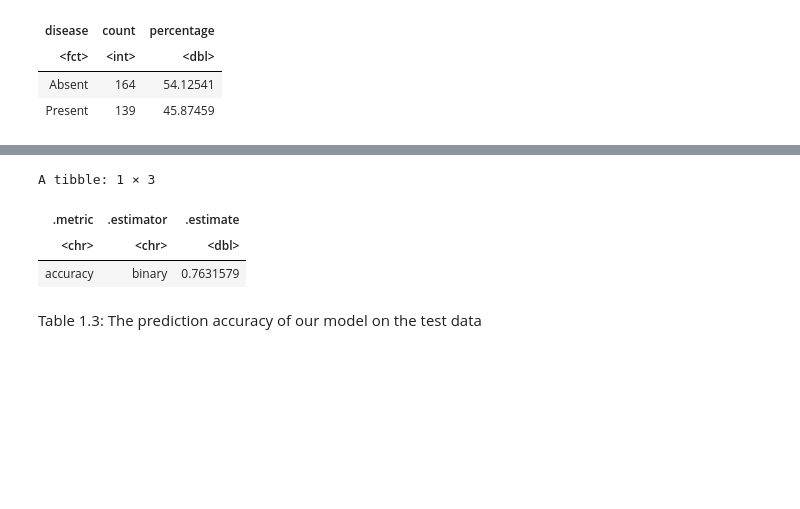
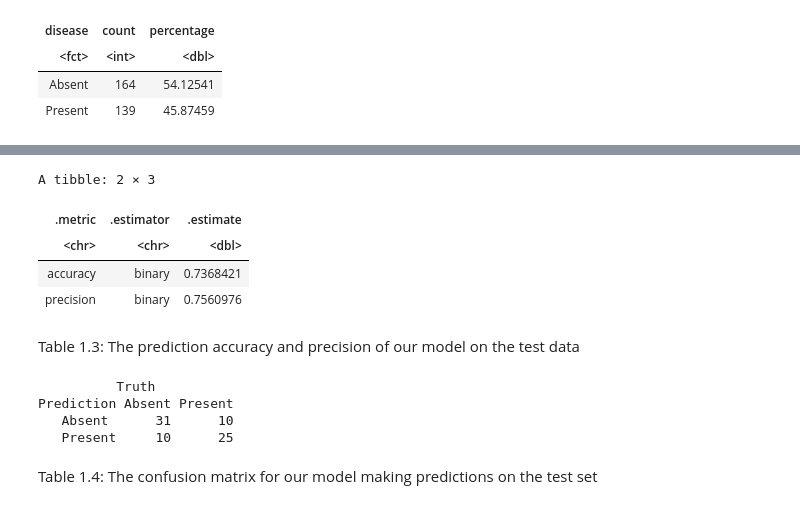
Before and after one commit to Isabella72/Group_project, a Jupyter notebook: Project Report.ipynb, the cells around one changed output, grey strips where cells are left out. Saved outputs shown, nothing was run; the diff lists cells and outputs as text; code cells hidden in the pictures; blank space fills up the shorter version.

```diff
--- a/Project Report.ipynb
+++ b/Project Report.ipynb
@@ -85,51 +85,72 @@ heart_plot
 # %%
-set.seed(4422)
+set.seed(2323)
 # create the 25/75 split of the data into training and testing
 heart_split <- initial_split(heart_data, prop = 0.75, strata = disease)
 heart_train <- training(heart_split)
 heart_test <- testing(heart_split)
 
+# preprocess the data
+heart_recipe <- recipe(disease ~., data = heart_train) |>
+        step_scale(all_predictors()) |>
+        step_center(all_predictors())
+
 # tuning the classifier
 heart_vfold <- vfold_cv(heart_train, v = 10, strata = disease)
-heart_recipe <- recipe(disease ~., data = heart_data) |>
-        step_scale(all_predictors()) |>
-        step_center(all_predictors())
+
 knn_spec <- nearest_neighbor(weight_func = "rectangular", neighbors = tune()) |>
         set_engine("kknn") |>
         set_mode("classification")
-k_vals <- tibble(neighbors = seq(from = 1, to = 100, by = 5))
+k_vals <- tibble(neighbors = seq(from = 1, to = 50, by = 1))
 vfold_metrics <- workflow() |>
                   add_recipe(heart_recipe) |>
                   add_model(knn_spec) |>
                   tune_grid(resamples = heart_vfold, grid = k_vals) |>
                   collect_metrics() |>
                   filter(.metric == "accuracy") |>
                   arrange(desc(mean))
 k <- vfold_metrics |>
     slice_max(n = 1, order_by = mean) |>
     select(neighbors) |>
     pull()
 
-# evaluating performance of our model using test data
+# predict the labels in our test set
 best_spec <- nearest_neighbor(weight_func = "rectangular", neighbors = k) |>
         set_engine("kknn") |>
         set_mode("classification")
 best_fit <- workflow() |>
         add_recipe(heart_recipe) |>
         add_model(best_spec) |>
         fit(data = heart_train)
 disease_predictions <- predict(best_fit, heart_test) |>
         bind_cols(heart_test)
+
+# evaluate performance
 heart_metrics <- disease_predictions |>
   metrics(truth = disease, estimate = .pred_class) |>
-  filter(.metric == "accuracy")
+    filter(.metric == "accuracy")
+precision <- disease_predictions |>
+        precision(truth = disease, estimate = .pred_class)
+heart_metrics <- heart_metrics |>
+        bind_rows(precision)
 
 heart_metrics
 # %% [output]
-A tibble: 1 × 3
+A tibble: 2 × 3
 | .metric | .estimator | .estimate |
 | <chr> | <chr> | <dbl> |
-| accuracy | binary | 0.7631579 |
+| accuracy | binary | 0.7368421 |
+| precision | binary | 0.7560976 |
 # %% [markdown]
-Table 1.3: The prediction accuracy of our model on the test data
+Table 1.3: The prediction accuracy and precision of our model on the test data
+# %%
+conf_mat <- disease_predictions |>
+  conf_mat(truth = disease, estimate = .pred_class)
+conf_mat
+# %% [output]
+          Truth
+Prediction Absent Present
+   Absent      31      10
+   Present     10      25
+# %% [markdown]
+Table 1.4: The confusion matrix for our model making predictions on the test set
 # %%
```
Also changed, not shown: parts of 8 cells of this notebook.
